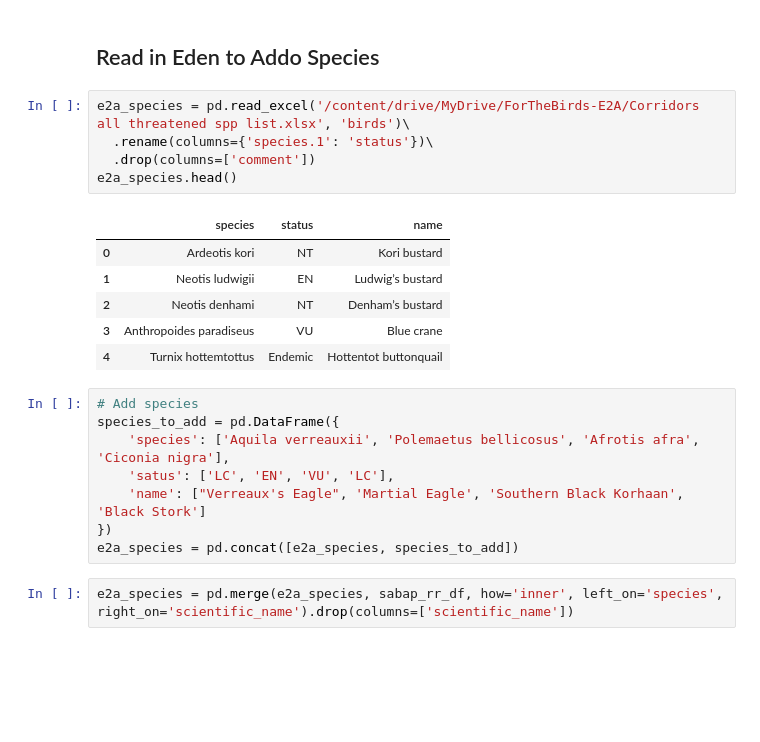
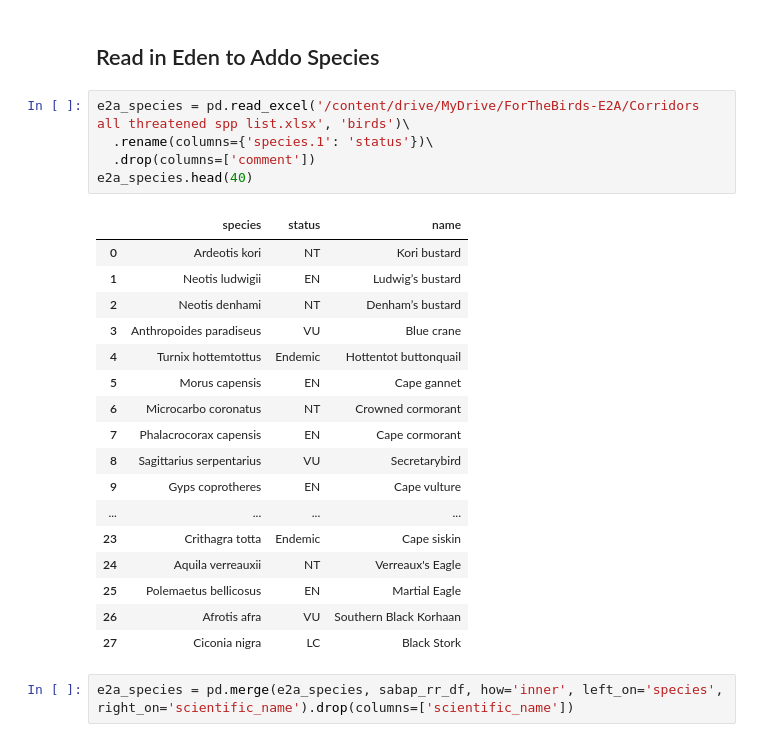
Before and after one commit to jardunn/ForTheBirds-EdenToAddo, a Jupyter notebook: forTheBirds_E2A.ipynb, the cells around one changed output. Drawn from its saved outputs; the diff is of its cells as text; blank space fills up the shorter version.

```diff
--- a/forTheBirds_E2A.ipynb
+++ b/forTheBirds_E2A.ipynb
@@ -672,23 +815,26 @@ sabap_rr_df.groupby(['scientific_name', 'corridor_status', 'protected']).agg('co
 # %%
 e2a_species = pd.read_excel('/content/drive/MyDrive/ForTheBirds-E2A/Corridors all threatened spp list.xlsx', 'birds')\
   .rename(columns={'species.1': 'status'})\
   .drop(columns=['comment'])
-e2a_species.head()
+e2a_species.head(40)
 # %% [output]
 |  | species | status | name |
 | 0 | Ardeotis kori | NT | Kori bustard |
 | 1 | Neotis ludwigii | EN | Ludwig’s bustard |
 | 2 | Neotis denhami | NT | Denham’s bustard |
 | 3 | Anthropoides paradiseus | VU | Blue crane |
 | 4 | Turnix hottemtottus | Endemic | Hottentot buttonquail |
+| 5 | Morus capensis | EN | Cape gannet |
+| 6 | Microcarbo coronatus | NT | Crowned cormorant |
+| 7 | Phalacrocorax capensis | EN | Cape cormorant |
+| 8 | Sagittarius serpentarius | VU | Secretarybird |
+| 9 | Gyps coprotheres | EN | Cape vulture |
+| ... | ... | ... | ... |
+| 23 | Crithagra totta | Endemic | Cape siskin |
+| 24 | Aquila verreauxii | NT | Verreaux's Eagle |
+| 25 | Polemaetus bellicosus | EN | Martial Eagle |
+| 26 | Afrotis afra | VU | Southern Black Korhaan |
+| 27 | Ciconia nigra | LC | Black Stork |
-# %%
-# Add species
-species_to_add = pd.DataFrame({
-    'species': ['Aquila verreauxii', 'Polemaetus bellicosus', 'Afrotis afra', 'Ciconia nigra'],
-    'satus': ['LC', 'EN', 'VU', 'LC'],
-    'name': ["Verreaux's Eagle", 'Martial Eagle', 'Southern Black Korhaan', 'Black Stork']
-})
-e2a_species = pd.concat([e2a_species, species_to_add])
 # %%
 e2a_species = pd.merge(e2a_species, sabap_rr_df, how='inner', left_on='species', right_on='scientific_name').drop(columns=['scientific_name'])
 # %%
```
Also changed, not shown: parts of 35 cells of this notebook.
